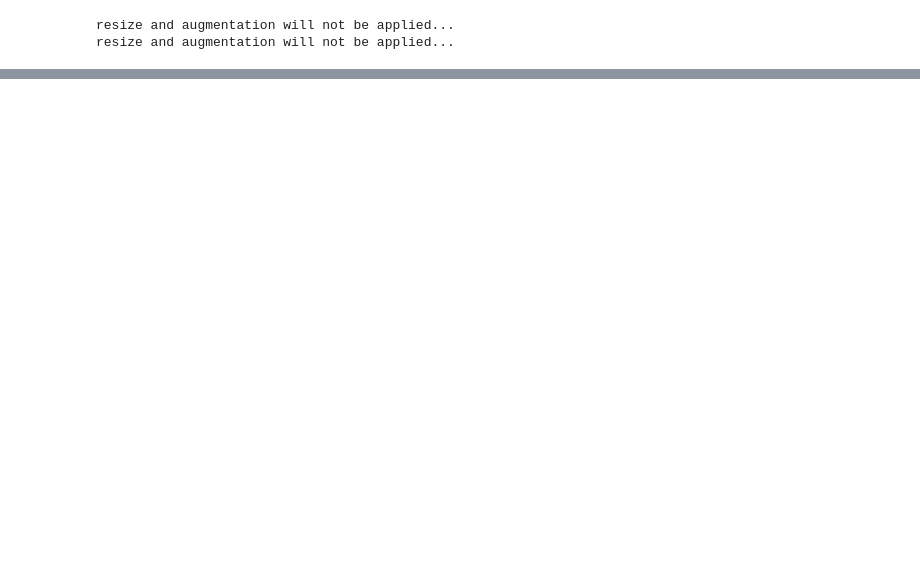
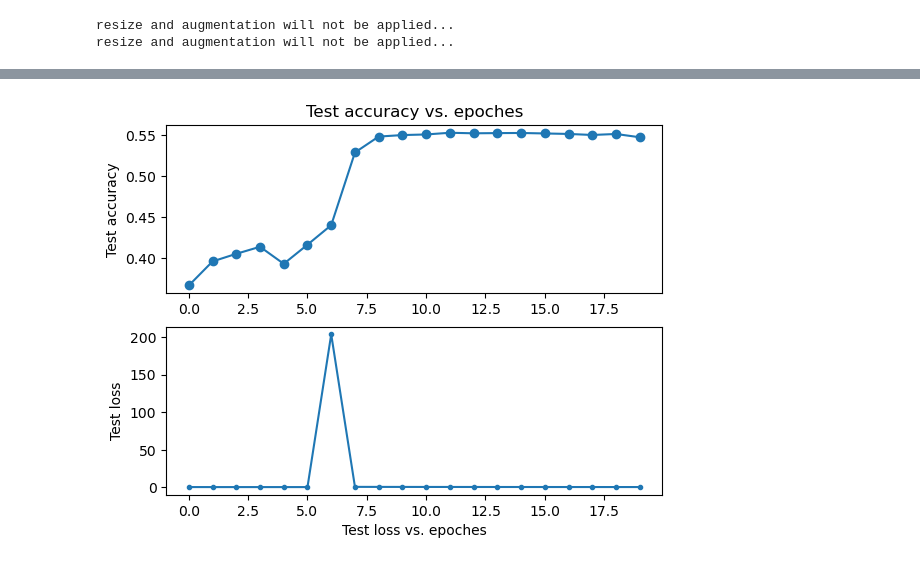
Before and after one commit to Guliangxiao/labcome, a Jupyter notebook: 4/read.ipynb, the cells around one changed output, grey strips where cells are left out. Saved outputs shown, nothing was run; the diff lists cells and outputs as text; code cells hidden in the pictures; blank space fills up the shorter version.

```diff
--- a/4/read.ipynb
+++ b/4/read.ipynb
@@ -250,0 +366,42 @@ import math
+# %%
+test_loss = 0
+test_acc = 0
+test_tp = 0
+test_fp = 0
+test_fn = 0
+test_tn = 0
+label_sum = 0
+for img,label,_ in test_loader:
+        label = label.view(label.shape[0],-1)
+        label = np.unique(label,axis=1)
+        label = bcdcode(label).float()
+
+        img,label = img.to(device),label.to(device)
+        output = example(img)
+        loss = criterion(output,label)
+        optimizer.zero_grad()
+        loss.backward()
+        optimizer.step()
+
+
+        test_loss += loss.item()
+        # 计算准确性
+        preds = torch.sigmoid(output) > 0.5  # 二进制决策
+
+        # 计算 TP, FP, TN, FN
+        tp = ((preds & label.bool()).sum().item())
+        fp = ((preds & ~label.bool()).sum().item())
+        tn = ((~preds & ~label.bool()).sum().item())
+        fn = ((~preds & label.bool()).sum().item())
+
+        test_tp += tp
+        test_fp += fp
+        test_tn += tn
+        test_fn += fn
+        label_sum +=label.sum().item()
+
+
+total_samples = test_tp + test_fp + test_tn + test_fn
+accuracy = (test_tp + test_tn) / total_samples
+accuracy1 = test_tp/label_sum
+print(accuracy1)
@@ -323,0 +532,4 @@ print(test_acc/len(test_loader))
+# %%
+draw(20,loss_list,accuracy_list1)
+# %% [output]
+[figure, added]
```
Also changed, not shown: parts of 21 cells of this notebook, 1 other file.
